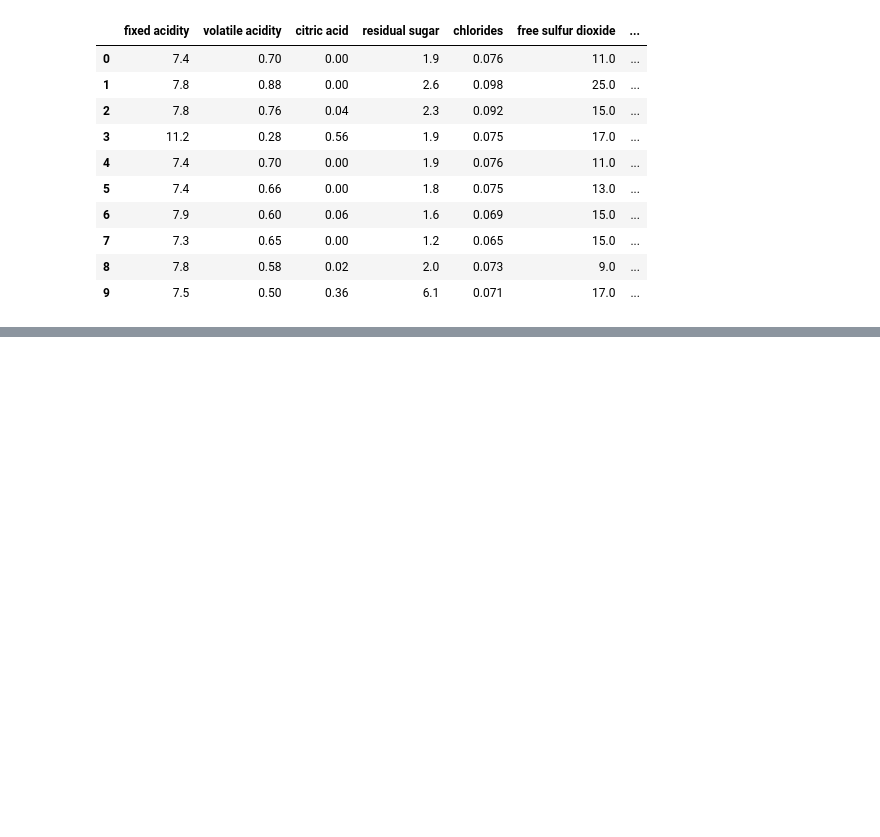
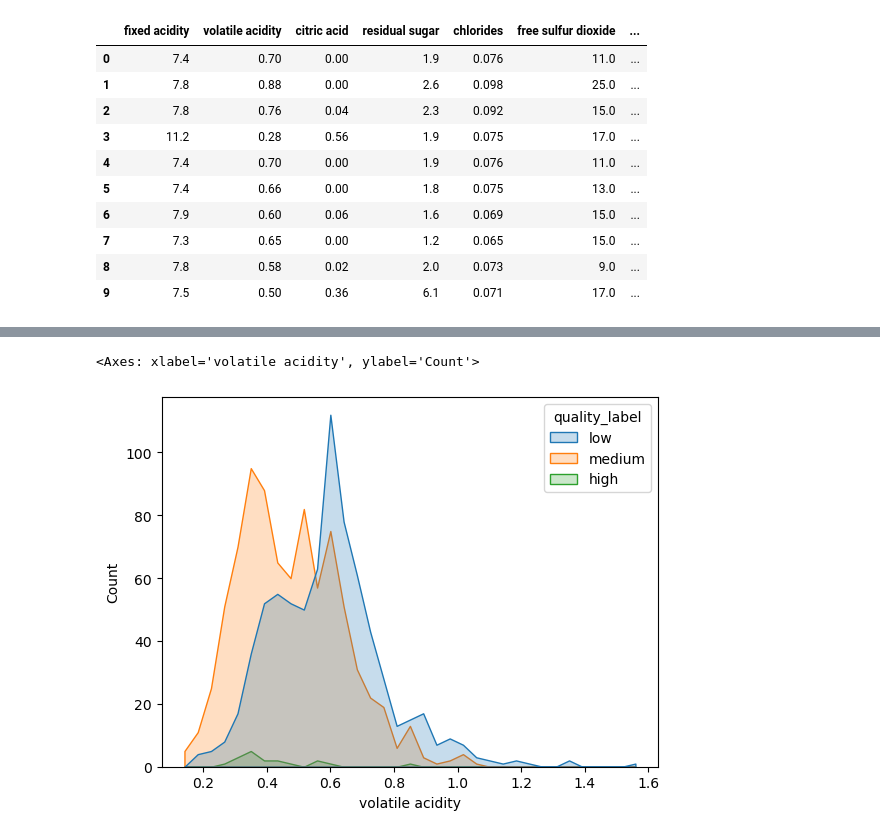
Before and after one commit to MiriamHerrmann/Wine_Data_Project, a Jupyter notebook: WineDataSet.ipynb, the cells around one changed output, grey strips where cells are left out. Saved outputs shown, nothing was run; the diff lists cells and outputs as text; code cells hidden in the pictures; blank space fills up the shorter version.

```diff
--- a/WineDataSet.ipynb
+++ b/WineDataSet.ipynb
@@ -224,0 +92,12 @@ Text(0.5, 1.0, 'Red & White Wine Sample Size')
+# %%
+#make a bar plot
+sns.histplot(x = 'volatile acidity', data= red_wine_01, hue='quality_label', element='poly')
+#other editing options include
+#kde=True    give line
+#bins=[2,4,6,8]
+#binwidth= 5
+#binrange= (0,10)
+#stat='probability'
+# %% [output]
+<Axes: xlabel='volatile acidity', ylabel='Count'>
+[figure, added]
```
Also changed, not shown: parts of 19 cells of this notebook, 1 other file.
